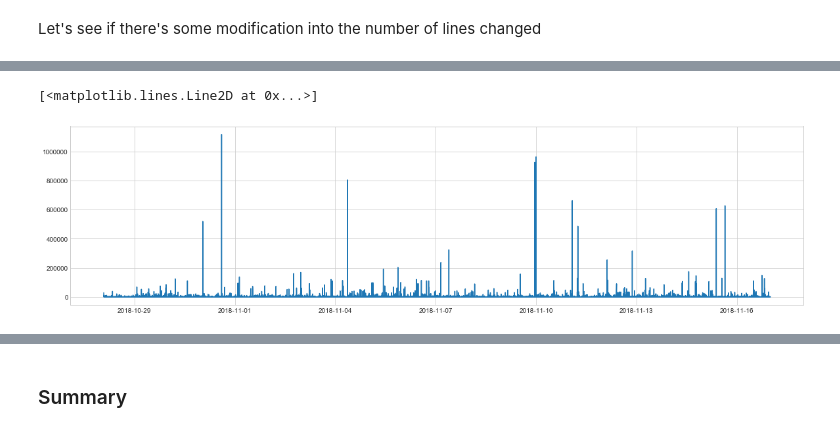
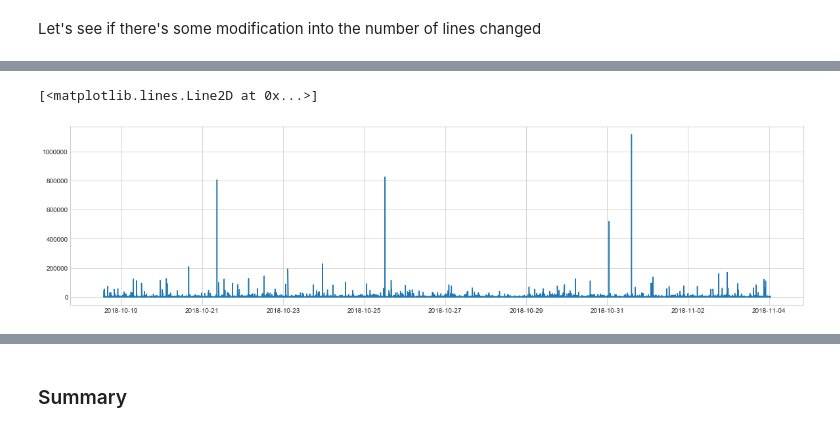
Before and after one commit to epfl-ada-2018/Project, a Jupyter notebook: Milestone_1.ipynb, the cells around one changed output, grey strips where cells are left out. Saved outputs shown, nothing was run; the diff lists cells and outputs as text; code cells hidden in the pictures.

```diff
--- a/Milestone_1.ipynb
+++ b/Milestone_1.ipynb
@@ -143,0 +249,4 @@ only showing top 20 rows
+# %%
+time_scores_df = scores_df.copy()
+time_scores_df['DateTime'] = time_scores_df[['Year', 'Month', 'Day', 'Hour']].apply(lambda s : datetime(*s),axis = 1)
+time_scores_df.head(5)
@@ -143,0 +271,11 @@ only showing top 20 rows
+# %%
+one_day_before_dst_usa = 1509749999;
+before = datetime.fromtimestamp(one_day_before_dst_usa)
+one_day_after_dst_usa = 1510012800
+after = datetime.fromtimestamp(one_day_after_dst_usa)
+
+timed_scores_df = time_scores_df.loc[(time_scores_df.DateTime > before) & (time_scores_df.DateTime < after)]
+timed_scores_df = timed_scores_df.sort_values(by=['DateTime'])
+
+time_view_df = time_view_df.loc[(time_view_df.DateTime > before) & (time_view_df.DateTime < after)]
+time_view_df = time_view_df.sort_values(by=['DateTime'])
@@ -143,0 +291,6 @@ only showing top 20 rows
+# %%
+x=timed_scores_df.DateTime
+y=timed_scores_df.TotalScore
+fig = plt.figure(figsize=(20, 5))
+ax = fig.add_subplot(111)
+ax.plot(x, y)
@@ -390,7 +550,7 @@ df.timestamp.tail(1)
 Name: timestamp, dtype: datetime64[ns]
 # %%
 #Split dataFrame before and after hour changement
-changementHour = datetime.utcfromtimestamp(1540692000).strftime('%Y-%m-%dT%H:%M:%SZ')
+changementHour = datetime.utcfromtimestamp(1541293200).strftime('%Y-%m-%dT%H:%M:%SZ')
 before_df = df.loc[df['timestamp'] < changementHour]
 after_df = df.loc[df['timestamp'] > changementHour]
 # %% [markdown]
@@ -485,14 +645,14 @@ Name: lenchanged, dtype: float64
 # %%
 merge_before = edit_before[['timestamp','lenchanged']]
 merge_before = merge_before.set_index('timestamp')
 xb=merge_before.index
 yb=merge_before.lenchanged
 fig = plt.figure(figsize=(20, 5))
 ax = fig.add_subplot(111)
-ax.plot(x, y)
+ax.plot(xb, yb)
 # %% [output]
 [<matplotlib.lines.Line2D at 0x...>]
-[figure, old version]
+[figure, new version]
 # %%
 edit_after = after_df.loc[after_df['type'] == 0]
 edit_after.lenchanged = edit_after.lenchanged.abs()
```
Also changed, not shown: parts of 30 cells of this notebook.
